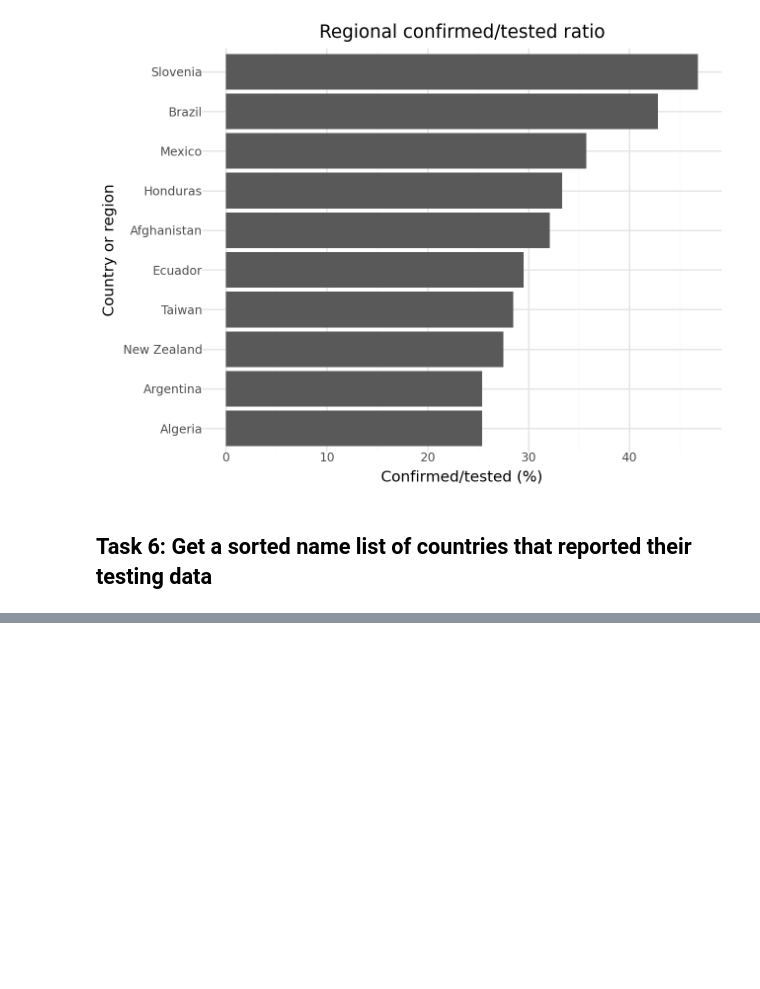
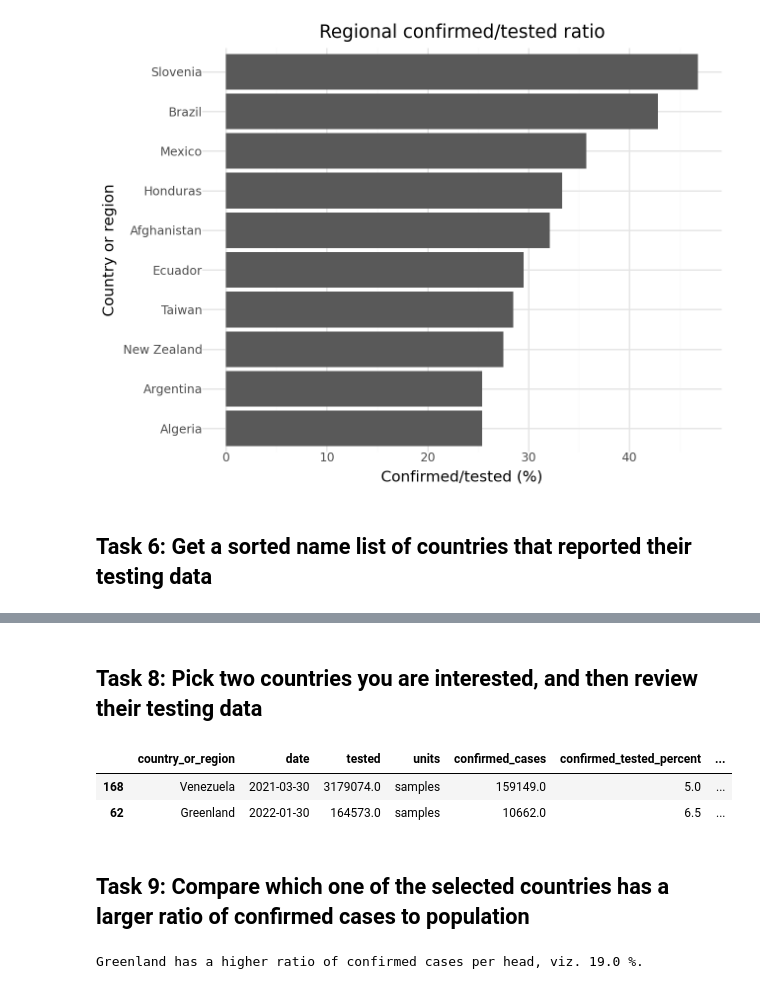
Before and after one commit to tros01/ibm_data_analyst, a Jupyter notebook: py_m5_covid-19_project.ipynb, the cells around one changed output, grey strips where cells are left out. Drawn from its saved outputs; the diff is of its cells as text; code cells hidden in the pictures; blank space fills up the shorter version.

```diff
--- a/py_m5_covid-19_project.ipynb
+++ b/py_m5_covid-19_project.ipynb
@@ -174,0 +217,26 @@ gg_df1["country_or_region"] = pd.Categorical(
+# %% [markdown]
+## Task 8: Pick two countries you are interested, and then review their testing data
+# %%
+# Subset the df to compare two countries
+c1 = df.copy().loc[df["country_or_region"] == "Venezuela",:]
+c2 = df.copy().loc[df["country_or_region"] == "Greenland",:]
+
+pd.concat([c1, c2], axis=0)
+# %% [output]
+|  | country_or_region | date | tested | units | confirmed_cases | confirmed_tested_percent | ... |
+| 168 | Venezuela | 2021-03-30 | 3179074.0 | samples | 159149.0 | 5.0 | ... |
+| 62 | Greenland | 2022-01-30 | 164573.0 | samples | 10662.0 | 6.5 | ... |
+# %% [markdown]
+## Task 9: Compare which one of the selected countries has a larger ratio of confirmed cases to population
+# %%
+# Use a conditional statement to identify the country with the higher confirmed/tested ratio
+if c1.confirmed_population_percent.iloc[0] > c2.confirmed_population_percent.iloc[0]:
+    country = c1.country_or_region.iloc[0]
+    ratio = c1.confirmed_population_percent.iloc[0]
+else:
+    country = c2.country_or_region.iloc[0]
+    ratio = c2.confirmed_population_percent.iloc[0]
+
+print(country, "has a higher ratio of confirmed cases per head, viz.", ratio, "%.")
+# %% [output]
+Greenland has a higher ratio of confirmed cases per head, viz. 19.0 %.
```
Also changed, not shown: parts of 15 cells of this notebook.
